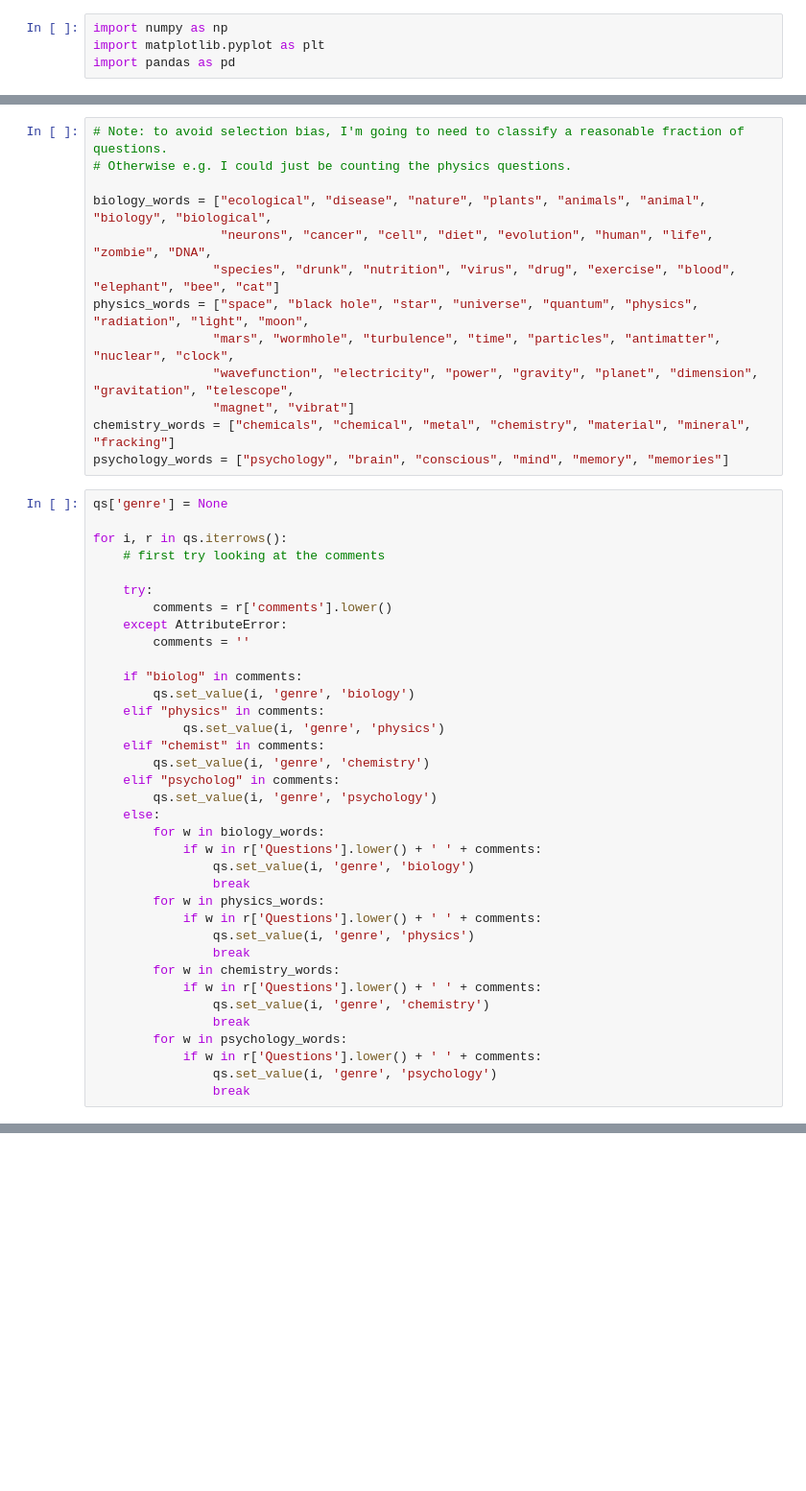
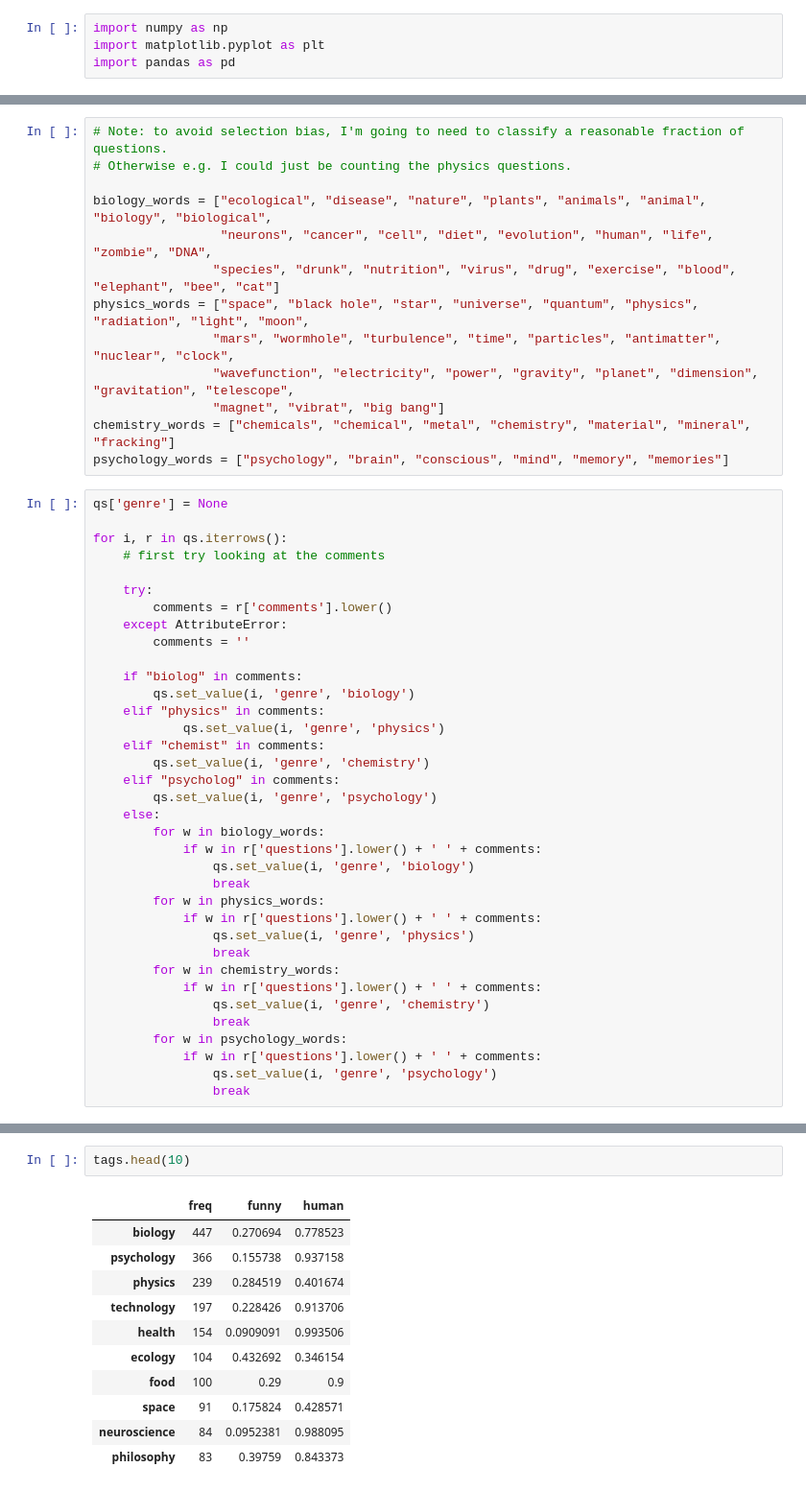
Before and after one commit to harpolea/sciroom, a Jupyter notebook: question_analysis.ipynb, the cells around one changed output, grey strips where cells are left out. Shown: that part at 96% size. Saved outputs shown, nothing was run; the diff lists cells and outputs as text; blank space fills up the shorter version.

```diff
--- a/question_analysis.ipynb
+++ b/question_analysis.ipynb
@@ -40,7 +70,7 @@ biology_words = ["ecological", "disease", "nature", "plants", "animals", "animal
 physics_words = ["space", "black hole", "star", "universe", "quantum", "physics", "radiation", "light", "moon",
                 "mars", "wormhole", "turbulence", "time", "particles", "antimatter", "nuclear", "clock",
                 "wavefunction", "electricity", "power", "gravity", "planet", "dimension", "gravitation", "telescope",
-                "magnet", "vibrat"]
+                "magnet", "vibrat", "big bang"]
 chemistry_words = ["chemicals", "chemical", "metal", "chemistry", "material", "mineral", "fracking"]
 psychology_words = ["psychology", "brain", "conscious", "mind", "memory", "memories"]
 # %%
@@ -64,18 +94,18 @@ for i, r in qs.iterrows():
         qs.set_value(i, 'genre', 'psychology')
     else:
         for w in biology_words:
-            if w in r['Questions'].lower() + ' ' + comments:
+            if w in r['questions'].lower() + ' ' + comments:
                 qs.set_value(i, 'genre', 'biology')
                 break
         for w in physics_words:
-            if w in r['Questions'].lower() + ' ' + comments:
+            if w in r['questions'].lower() + ' ' + comments:
                 qs.set_value(i, 'genre', 'physics')
                 break
         for w in chemistry_words:
-            if w in r['Questions'].lower() + ' ' + comments:
+            if w in r['questions'].lower() + ' ' + comments:
                 qs.set_value(i, 'genre', 'chemistry')
                 break
         for w in psychology_words:
-            if w in r['Questions'].lower() + ' ' + comments:
+            if w in r['questions'].lower() + ' ' + comments:
                 qs.set_value(i, 'genre', 'psychology')
                 break
@@ -102,0 +172,14 @@ qs[['Questions', 'genre']]
+# %%
+tags.head(10)
+# %% [output]
+|  | freq | funny | human |
+| biology | 447 | 0.270694 | 0.778523 |
+| psychology | 366 | 0.155738 | 0.937158 |
+| physics | 239 | 0.284519 | 0.401674 |
+| technology | 197 | 0.228426 | 0.913706 |
+| health | 154 | 0.0909091 | 0.993506 |
+| ecology | 104 | 0.432692 | 0.346154 |
+| food | 100 | 0.29 | 0.9 |
+| space | 91 | 0.175824 | 0.428571 |
+| neuroscience | 84 | 0.0952381 | 0.988095 |
+| philosophy | 83 | 0.39759 | 0.843373 |
```
Also changed, not shown: parts of 37 cells of this notebook, 1 other file.
